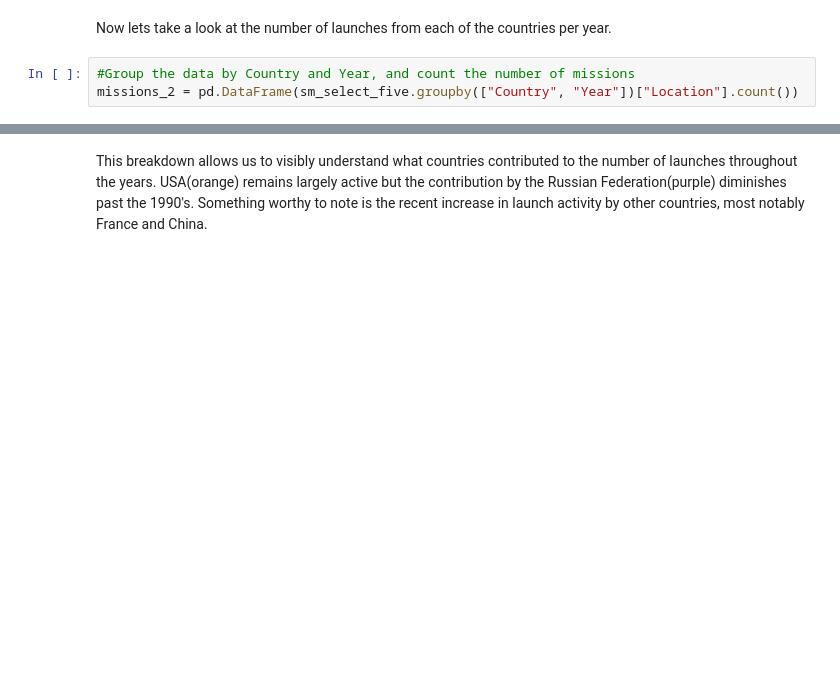
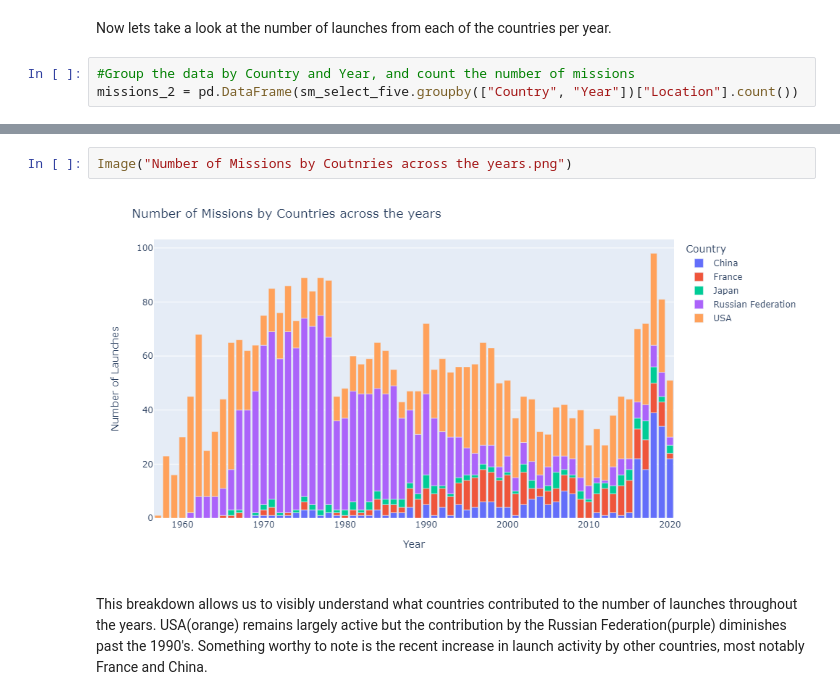
Before and after one commit to KodaiArai1/Exploratory-Data-Analysis-Space-Exploration, a Jupyter notebook: EDA Space .ipynb, the cells around one changed output, grey strips where cells are left out. Cells and saved outputs as stored; diff of their text form; blank space fills up the shorter version.

```diff
--- a/EDA Space .ipynb
+++ b/EDA Space .ipynb
@@ -213,6 +226,10 @@ chart_2.update_layout(title="Number of Missions by Countries across the years",
 chart_2.show()
 # %% [output]
 [interactive output not drawn]
+# %%
+Image("Number of Missions by Coutnries across the years.png")
+# %% [output]
+[figure, added]
 # %% [markdown]
 This breakdown allows us to visibly understand what countries contributed to the number of launches throughout the years. USA(orange) remains largely active but the contribution by the Russian Federation(purple) diminishes past the 1990's. Something worthy to note is the recent increase in launch activity by other countries, most notably France and China.
 # %% [markdown]
```
Also changed, not shown: parts of 6 cells of this notebook.
